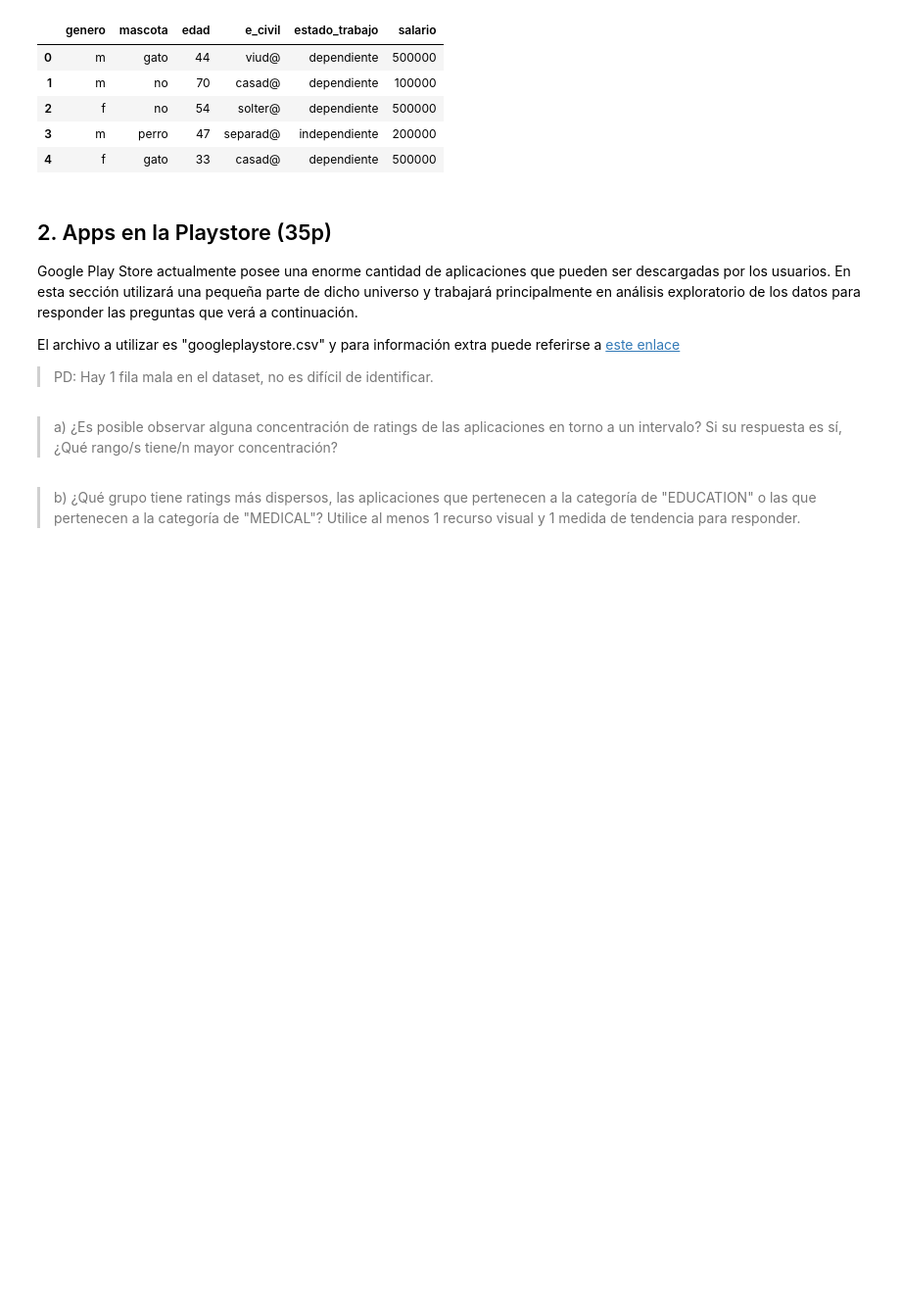
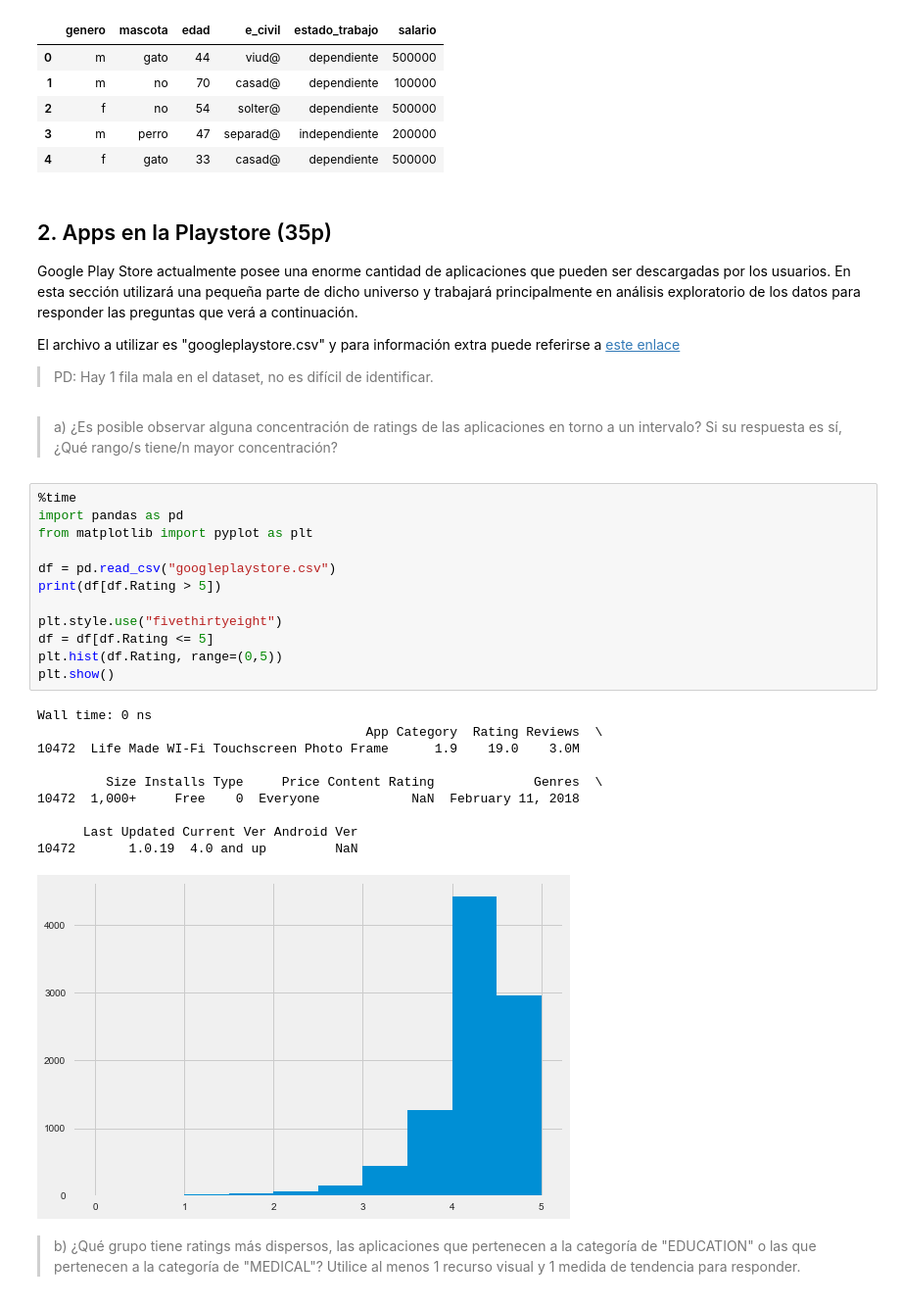
Before and after one commit to Lirlisa/estaca-lab1, a Jupyter notebook: Laboratorio 1.ipynb, the cells around one changed output. Shown at 98% size. Saved outputs shown, nothing was run; the diff lists cells and outputs as text; blank space fills up the shorter version.

```diff
--- a/Laboratorio 1.ipynb
+++ b/Laboratorio 1.ipynb
@@ -72,5 +72,28 @@ El archivo a utilizar es "googleplaystore.csv" y para información extra puede r
 >PD: Hay 1 fila mala en el dataset, no es difícil de identificar.
 # %% [markdown]
 >a) ¿Es posible observar alguna concentración de ratings de las aplicaciones en torno a un intervalo? Si su respuesta es sí, ¿Qué rango/s tiene/n mayor concentración?
+# %%
+%time
+import pandas as pd
+from matplotlib import pyplot as plt
+
+df = pd.read_csv("googleplaystore.csv")
+print(df[df.Rating > 5])
+
+plt.style.use("fivethirtyeight")
+df = df[df.Rating <= 5]
+plt.hist(df.Rating, range=(0,5))
+plt.show()
+# %% [output]
+Wall time: 0 ns
+                                           App Category  Rating Reviews  \
+10472  Life Made WI-Fi Touchscreen Photo Frame      1.9    19.0    3.0M
+
+         Size Installs Type     Price Content Rating             Genres  \
+10472  1,000+     Free    0  Everyone            NaN  February 11, 2018
+
+      Last Updated Current Ver Android Ver
+10472       1.0.19  4.0 and up         NaN
+[figure, added]
 # %% [markdown]
 >b) ¿Qué grupo tiene ratings más dispersos, las aplicaciones que pertenecen a la categoría de "EDUCATION" o las que pertenecen a la categoría de "MEDICAL"? Utilice al menos 1 recurso visual y 1 medida de tendencia para responder.
```
Also changed, not shown: parts of 2 cells of this notebook.
